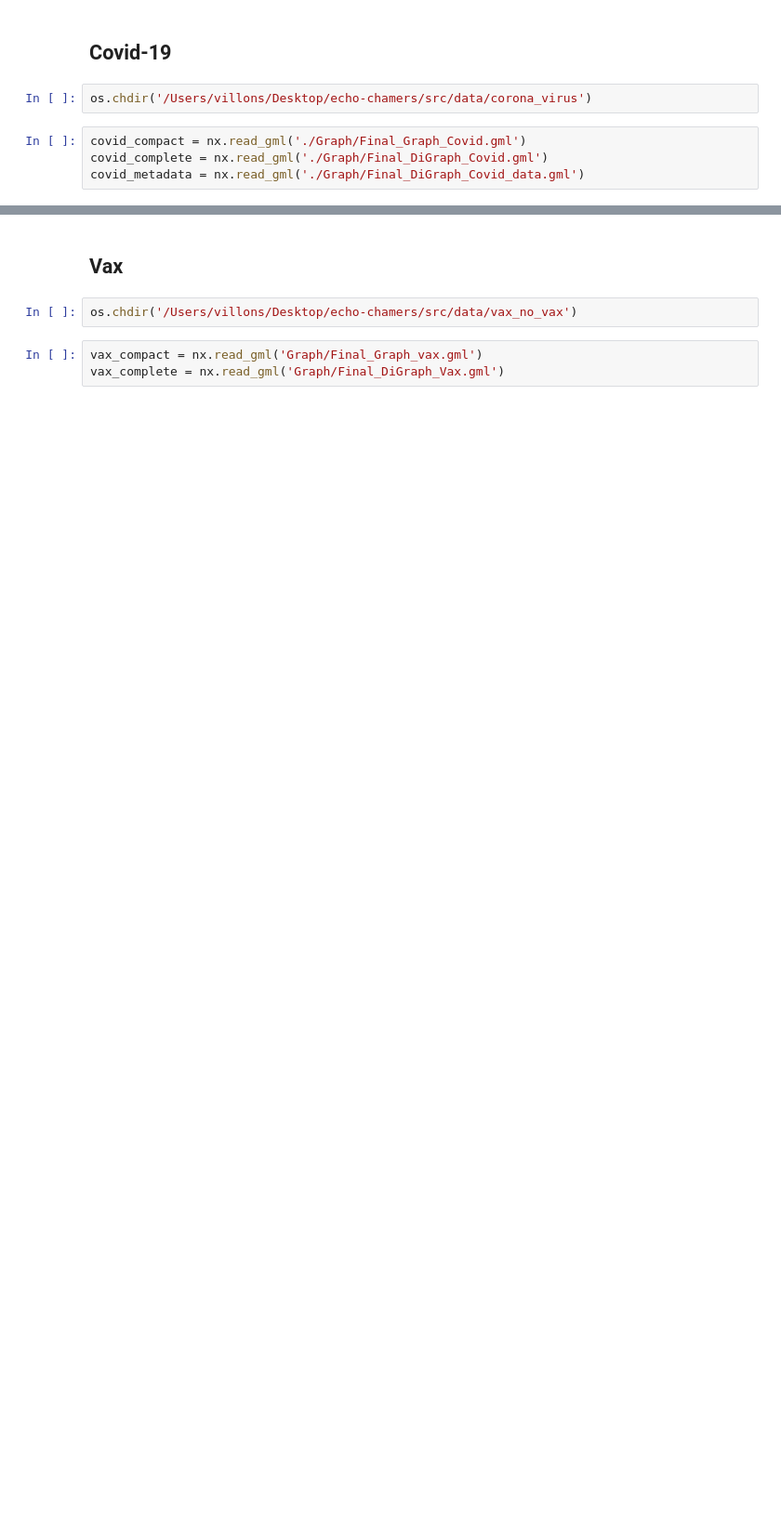
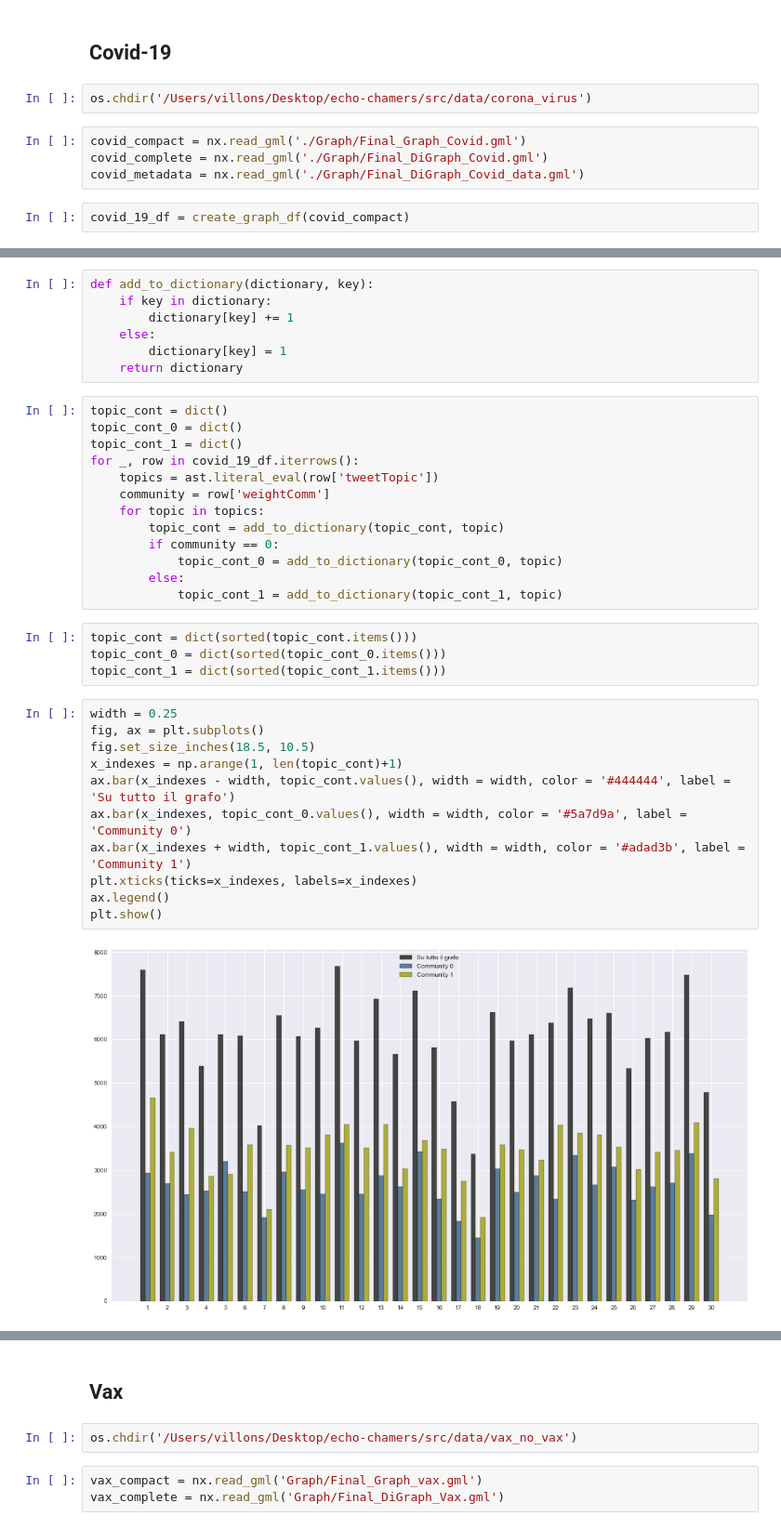
Before and after one commit to Villone96/echo-chambers, a Jupyter notebook: src/Community Analysis.ipynb, the cells around one changed output, grey strips where cells are left out. Shown: that part at 93% size. Saved outputs shown, nothing was run; the diff lists cells and outputs as text; blank space fills up the shorter version.

```diff
--- a/src/Community Analysis.ipynb
+++ b/src/Community Analysis.ipynb
@@ -66,3 +109,5 @@ os.chdir('/Users/villons/Desktop/echo-chamers/src/data/corona_virus')
 covid_compact = nx.read_gml('./Graph/Final_Graph_Covid.gml')
 covid_complete = nx.read_gml('./Graph/Final_DiGraph_Covid.gml')
 covid_metadata = nx.read_gml('./Graph/Final_DiGraph_Covid_data.gml')
+# %%
+covid_19_df = create_graph_df(covid_compact)
@@ -82,0 +133,37 @@ community_pie_chart(covid_compact, 'hybridComm', 'COVID-19 con approccio ibrido'
+# %%
+def add_to_dictionary(dictionary, key):
+    if key in dictionary:
+        dictionary[key] += 1
+    else:
+        dictionary[key] = 1
+    return dictionary
+# %%
+topic_cont = dict()
+topic_cont_0 = dict()
+topic_cont_1 = dict()
+for _, row in covid_19_df.iterrows():
+    topics = ast.literal_eval(row['tweetTopic'])
+    community = row['weightComm']
+    for topic in topics:
+        topic_cont = add_to_dictionary(topic_cont, topic)
+        if community == 0:
+            topic_cont_0 = add_to_dictionary(topic_cont_0, topic)
+        else:
+            topic_cont_1 = add_to_dictionary(topic_cont_1, topic)
+# %%
+topic_cont = dict(sorted(topic_cont.items()))
+topic_cont_0 = dict(sorted(topic_cont_0.items()))
+topic_cont_1 = dict(sorted(topic_cont_1.items()))
+# %%
+width = 0.25
+fig, ax = plt.subplots()
+fig.set_size_inches(18.5, 10.5)
+x_indexes = np.arange(1, len(topic_cont)+1)
+ax.bar(x_indexes - width, topic_cont.values(), width = width, color = '#444444', label = 'Su tutto il grafo')
+ax.bar(x_indexes, topic_cont_0.values(), width = width, color = '#5a7d9a', label = 'Community 0')
+ax.bar(x_indexes + width, topic_cont_1.values(), width = width, color = '#adad3b', label = 'Community 1')
+plt.xticks(ticks=x_indexes, labels=x_indexes)
+ax.legend()
+plt.show()
+# %% [output]
+[figure, added]
```
Also changed, not shown: parts of 15 cells of this notebook, 23 other files.
